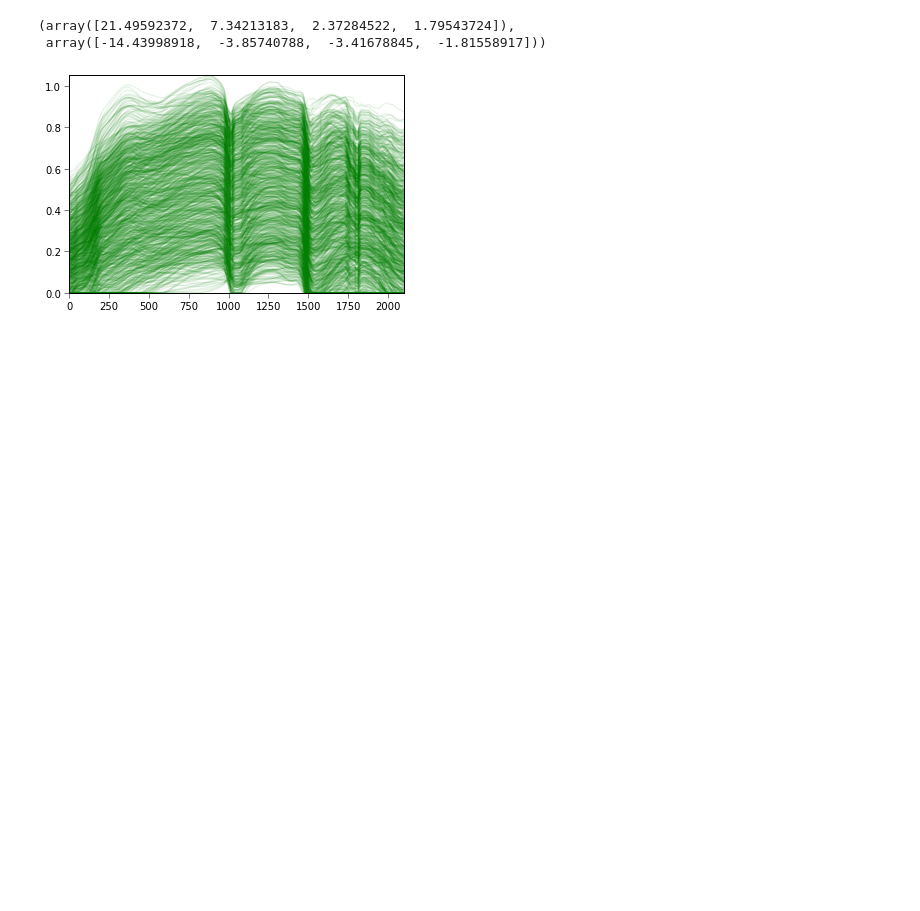
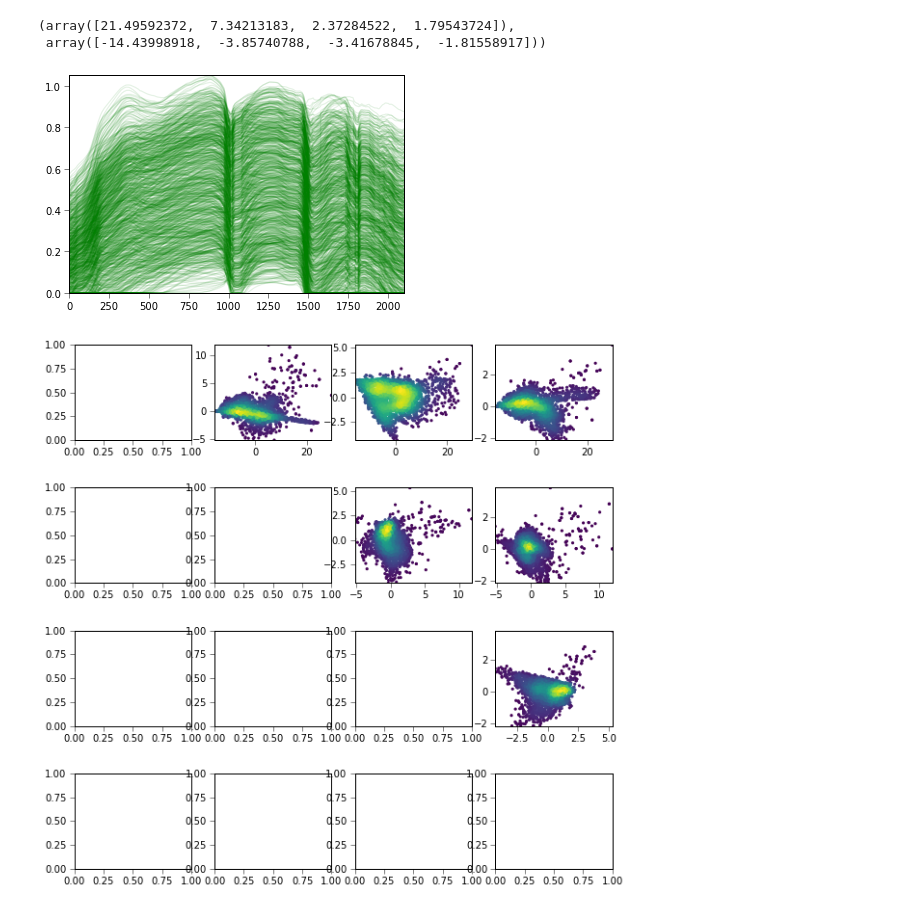
Before and after one commit to MarcYin/Soils, a Jupyter notebook: Soils.ipynb, the cells around one changed output. Drawn from its saved outputs; the diff is of its cells as text; code cells hidden in the pictures; blank space fills up the shorter version.

Commit message:
add P.Lewis feadbadcks and questions

```diff
--- a/Soils.ipynb
+++ b/Soils.ipynb
@@ -343,3 +347,18 @@ h = plt.plot(get_soil(sample).T, 'g-', alpha = 0.1)
 # %%
 # save them into file for later usage
 np.savez('soils.npz', soils = soils, pcs = pca.components_, ws = ws, wv = wv, soil_mean = soil_mean)
+# %%
+# code provide by P.Lewis to
+# test the correlation betweeen the weights
+from scipy.stats import gaussian_kde
+fig, axs = plt.subplots(ncols=4, nrows=4, figsize = (10, 10))
+for i in range(4):
+    for j in range(i+1,4):
+        # Calculate the point density
+        x,y = ws[:,i],ws[:,j]
+        xy = np.vstack([x,y])
+        z = gaussian_kde(xy)(xy)
+        axs[i,j].scatter(x, y, c=z, s=10, edgecolor='')
+plt.show()
+# %% [output]
+[figure, added]
```
Also changed, not shown: parts of 12 cells of this notebook.
